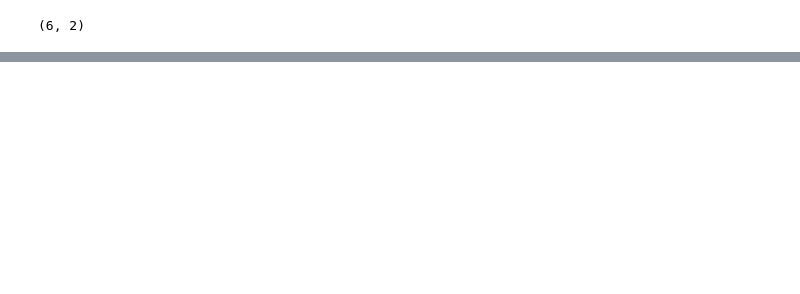
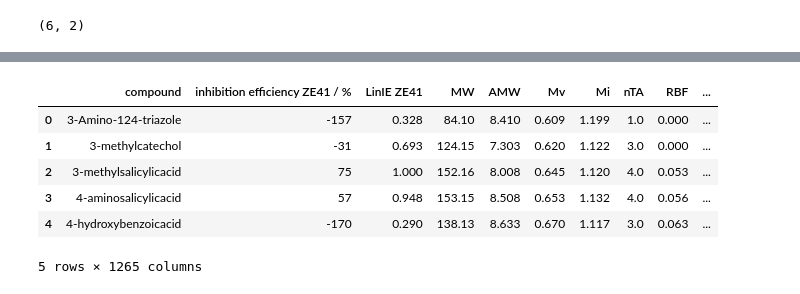
Before and after one commit to ElisabethJS/mg_corrosion, a Jupyter notebook: Code/Autoencoder.ipynb, the cells around one changed output, grey strips where cells are left out. Saved outputs shown, nothing was run; the diff lists cells and outputs as text; code cells hidden in the pictures; blank space fills up the shorter version.

```diff
--- a/Code/Autoencoder.ipynb
+++ b/Code/Autoencoder.ipynb
@@ -103,0 +125,10 @@ encoded.shape
+# %%
+data.head()
+# %% [output]
+|  | compound | inhibition efficiency ZE41 / % | LinIE ZE41 | MW | AMW | Mv | Mi | nTA | RBF | ... |
+| 0 | 3-Amino-124-triazole | -157 | 0.328 | 84.10 | 8.410 | 0.609 | 1.199 | 1.0 | 0.000 | ... |
+| 1 | 3-methylcatechol | -31 | 0.693 | 124.15 | 7.303 | 0.620 | 1.122 | 3.0 | 0.000 | ... |
+| 2 | 3-methylsalicylicacid | 75 | 1.000 | 152.16 | 8.008 | 0.645 | 1.120 | 4.0 | 0.053 | ... |
+| 3 | 4-aminosalicylicacid | 57 | 0.948 | 153.15 | 8.508 | 0.653 | 1.132 | 4.0 | 0.056 | ... |
+| 4 | 4-hydroxybenzoicacid | -170 | 0.290 | 138.13 | 8.633 | 0.670 | 1.117 | 3.0 | 0.063 | ... |
+5 rows × 1265 columns
```
Also changed, not shown: parts of 24 cells of this notebook.
